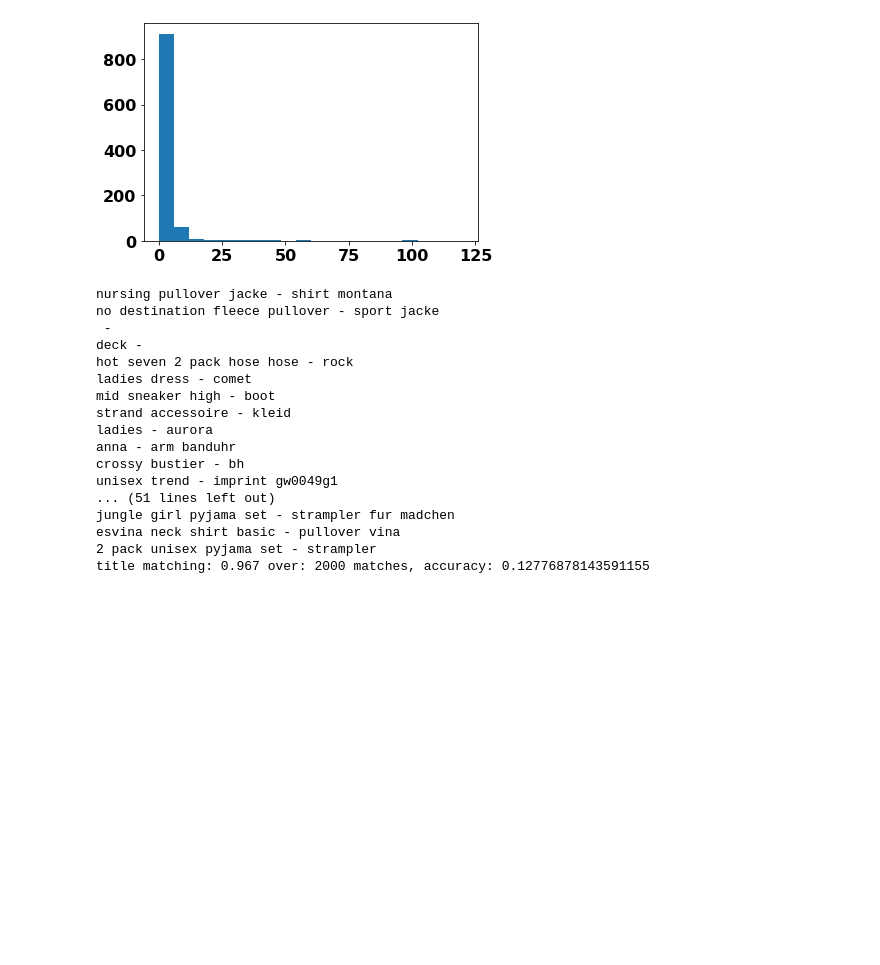
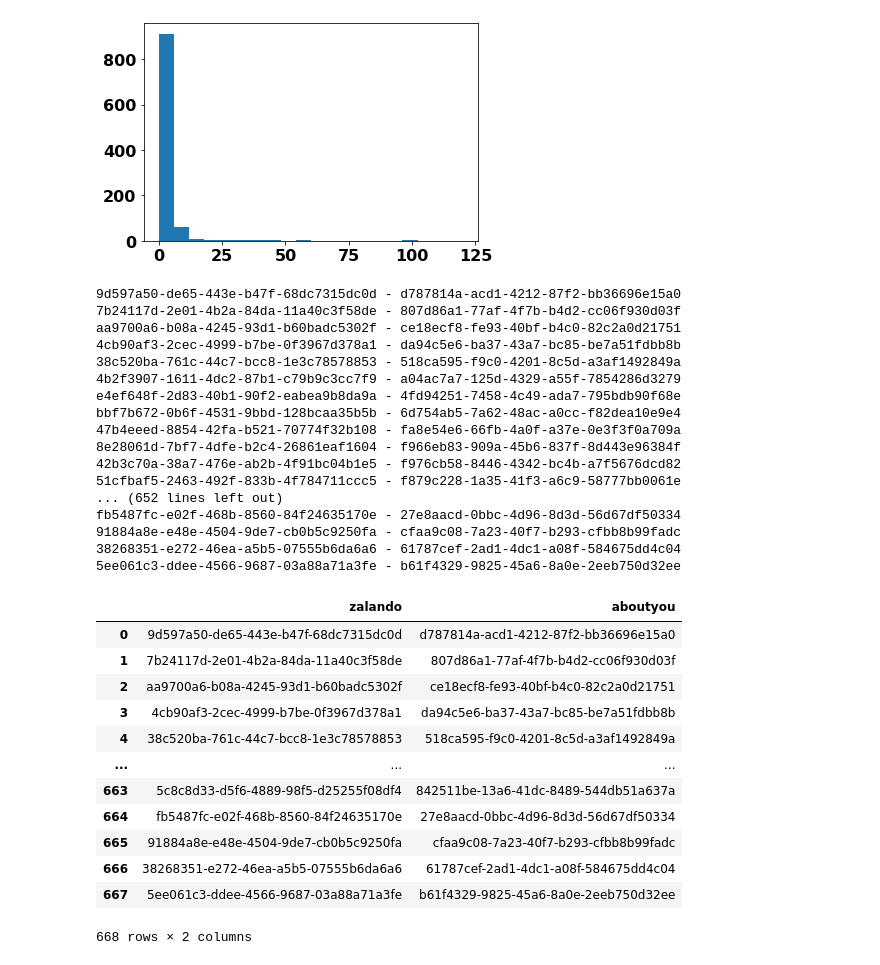
Before and after one commit to StefanoMarzo/ml-match-engine, a Jupyter notebook: product-matching.ipynb, the cells around one changed output. Saved outputs shown, nothing was run; the diff lists cells and outputs as text; code cells hidden in the pictures; blank space fills up the shorter version.

Commit message:
added title mining

```diff
--- a/ProductMatching.ipynb
+++ b/product-matching.ipynb
@@ -513,53 +513,79 @@ def print_attributes_values(z_id, a_id, attribute):
 
 def is_match(predicted_match):
     zalando_id = predicted_match['zalando_id']
+    df_not_matched = pd.DataFrame(columns=['zalando', 'aboutyou'])
     if is_present(predicted_match):
         match = matches_training_df\
         .loc[matches_training_df['zalando'] == zalando_id]['aboutyou'].values[0]
 
         aboutyou_match_truth_id = matches_training_df\
                         .loc[matches_training_df['zalando'] == zalando_id]['aboutyou'].values[0]
 
         isin = match in predicted_match['aboutyou_ids']
+        row = {}
         if not isin:
-            print_attributes_values(zalando_id, aboutyou_match_truth_id, 'title')
+            row = {'zalando':zalando_id, 'aboutyou': match}
+            print_attributes_values(zalando_id, aboutyou_match_truth_id, 'offer_id')
             pass
-        return isin
+        return isin, row
     return None
 
 def print_weight(str_feature, matches):
     print(str_feature + ' matching:',
       calc_match_rate(matches),
       'over:', len(matches), 'matches,',
       'accuracy:', calc_match_accuracy(matches)
      )
 
 def calc_match_rate(matches):
-    return [is_match(matches[i]) for i in range(len(matches))].count(True) / len(matches)
+    l = []
+    df_not_matched = pd.DataFrame(columns=['zalando', 'aboutyou'])
+    for i in range(len(matches)):
+        is_m, row = is_match(matches[i])
+        l += [is_m]
+        if not is_m:
+            df_not_matched = df_not_matched.append(row, ignore_index=True)
+    return l.count(True) / len(matches), df_not_matched
 
 def calc_match_accuracy(matches, scale=1000):
     return scale / np.mean([len(matches[i]['aboutyou_ids']) for i in range(len(matches))])
 
 
+
 #print_weight('brand', brand_matches)
-print_weight('title', title_matches)
+#print_weight('title', title_matches)
+#rate, title_not_matched = calc_match_rate(title_matches)
 #print_weight('color', color_matches)
 #print_weight('descr', descr_matches)
+#title_not_matched
 # %% [output]
-nursing pullover jacke - shirt montana
-no destination fleece pullover - sport jacke
- -
-deck -
-hot seven 2 pack hose hose - rock
-ladies dress - comet
-mid sneaker high - boot
-strand accessoire - kleid
-ladies - aurora
-anna - arm banduhr
-crossy bustier - bh
-unisex trend - imprint gw0049g1
-... (51 lines left out)
-jungle girl pyjama set - strampler fur madchen
-esvina neck shirt basic - pullover vina
-2 pack unisex pyjama set - strampler
-title matching: 0.967 over: 2000 matches, accuracy: 0.12776878143591155
+9d597a50-de65-443e-b47f-68dc7315dc0d - d787814a-acd1-4212-87f2-bb36696e15a0
+7b24117d-2e01-4b2a-84da-11a40c3f58de - 807d86a1-77af-4f7b-b4d2-cc06f930d03f
+aa9700a6-b08a-4245-93d1-b60badc5302f - ce18ecf8-fe93-40bf-b4c0-82c2a0d21751
+4cb90af3-2cec-4999-b7be-0f3967d378a1 - da94c5e6-ba37-43a7-bc85-be7a51fdbb8b
+38c520ba-761c-44c7-bcc8-1e3c78578853 - 518ca595-f9c0-4201-8c5d-a3af1492849a
+4b2f3907-1611-4dc2-87b1-c79b9c3cc7f9 - a04ac7a7-125d-4329-a55f-7854286d3279
+e4ef648f-2d83-40b1-90f2-eabea9b8da9a - 4fd94251-7458-4c49-ada7-795bdb90f68e
+bbf7b672-0b6f-4531-9bbd-128bcaa35b5b - 6d754ab5-7a62-48ac-a0cc-f82dea10e9e4
+47b4eeed-8854-42fa-b521-70774f32b108 - fa8e54e6-66fb-4a0f-a37e-0e3f3f0a709a
+8e28061d-7bf7-4dfe-b2c4-26861eaf1604 - f966eb83-909a-45b6-837f-8d443e96384f
+42b3c70a-38a7-476e-ab2b-4f91bc04b1e5 - f976cb58-8446-4342-bc4b-a7f5676dcd82
+51cfbaf5-2463-492f-833b-4f784711ccc5 - f879c228-1a35-41f3-a6c9-58777bb0061e
+... (652 lines left out)
+fb5487fc-e02f-468b-8560-84f24635170e - 27e8aacd-0bbc-4d96-8d3d-56d67df50334
+91884a8e-e48e-4504-9de7-cb0b5c9250fa - cfaa9c08-7a23-40f7-b293-cfbb8b99fadc
+38268351-e272-46ea-a5b5-07555b6da6a6 - 61787cef-2ad1-4dc1-a08f-584675dd4c04
+5ee061c3-ddee-4566-9687-03a88a71a3fe - b61f4329-9825-45a6-8a0e-2eeb750d32ee
+|  | zalando | aboutyou |
+| 0 | 9d597a50-de65-443e-b47f-68dc7315dc0d | d787814a-acd1-4212-87f2-bb36696e15a0 |
+| 1 | 7b24117d-2e01-4b2a-84da-11a40c3f58de | 807d86a1-77af-4f7b-b4d2-cc06f930d03f |
+| 2 | aa9700a6-b08a-4245-93d1-b60badc5302f | ce18ecf8-fe93-40bf-b4c0-82c2a0d21751 |
+| 3 | 4cb90af3-2cec-4999-b7be-0f3967d378a1 | da94c5e6-ba37-43a7-bc85-be7a51fdbb8b |
+| 4 | 38c520ba-761c-44c7-bcc8-1e3c78578853 | 518ca595-f9c0-4201-8c5d-a3af1492849a |
+| ... | ... | ... |
+| 663 | 5c8c8d33-d5f6-4889-98f5-d25255f08df4 | 842511be-13a6-41dc-8489-544db51a637a |
+| 664 | fb5487fc-e02f-468b-8560-84f24635170e | 27e8aacd-0bbc-4d96-8d3d-56d67df50334 |
+| 665 | 91884a8e-e48e-4504-9de7-cb0b5c9250fa | cfaa9c08-7a23-40f7-b293-cfbb8b99fadc |
+| 666 | 38268351-e272-46ea-a5b5-07555b6da6a6 | 61787cef-2ad1-4dc1-a08f-584675dd4c04 |
+| 667 | 5ee061c3-ddee-4566-9687-03a88a71a3fe | b61f4329-9825-45a6-8a0e-2eeb750d32ee |
+668 rows × 2 columns
```
Also changed, not shown: parts of 56 cells of this notebook, 4 other files.
